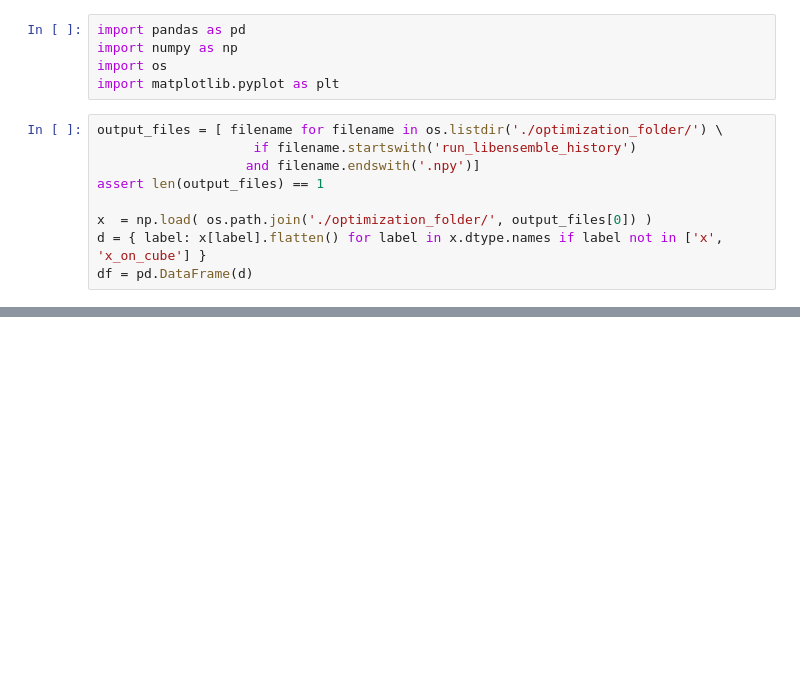
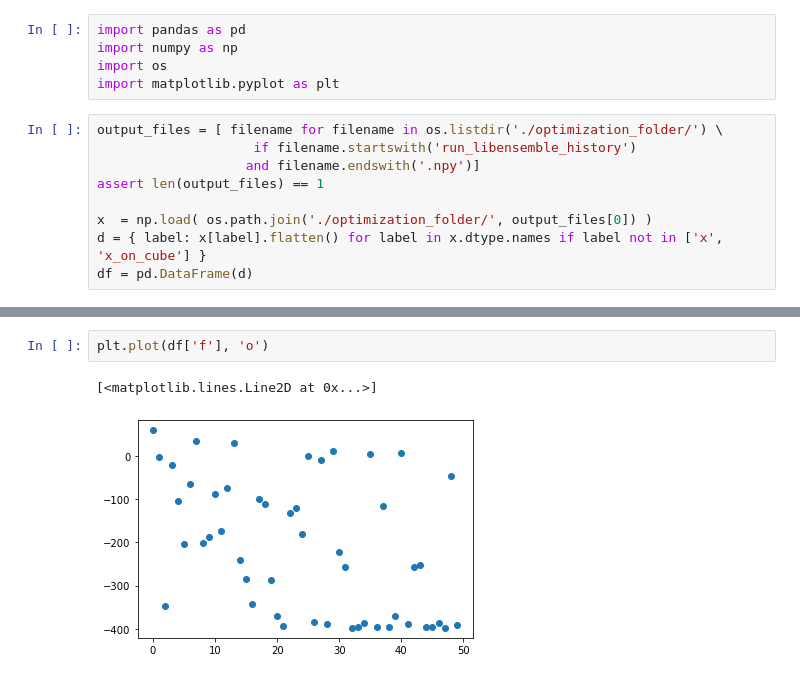
Before and after one commit to optimas-org/optimas, a Jupyter notebook: Analyze_optimization_results.ipynb, the cells around one changed output, grey strips where cells are left out. Cells and saved outputs as stored; diff of their text form; blank space fills up the shorter version.

```diff
--- a/Analyze_optimization_results.ipynb
+++ b/Analyze_optimization_results.ipynb
@@ -45,0 +52,5 @@ plt.plot(df['f'][df['sim_worker']==3], 'o')
+# %%
+plt.plot(df['f'], 'o')
+# %% [output]
+[<matplotlib.lines.Line2D at 0x...>]
+[figure, added]
```
Also changed, not shown: parts of 5 cells of this notebook, 2 other files.
